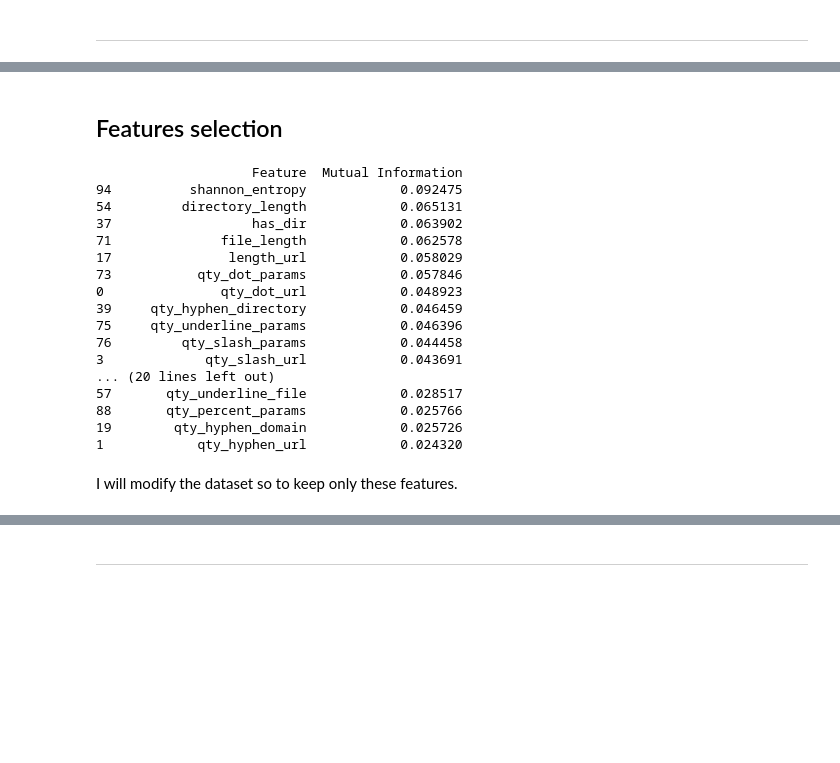
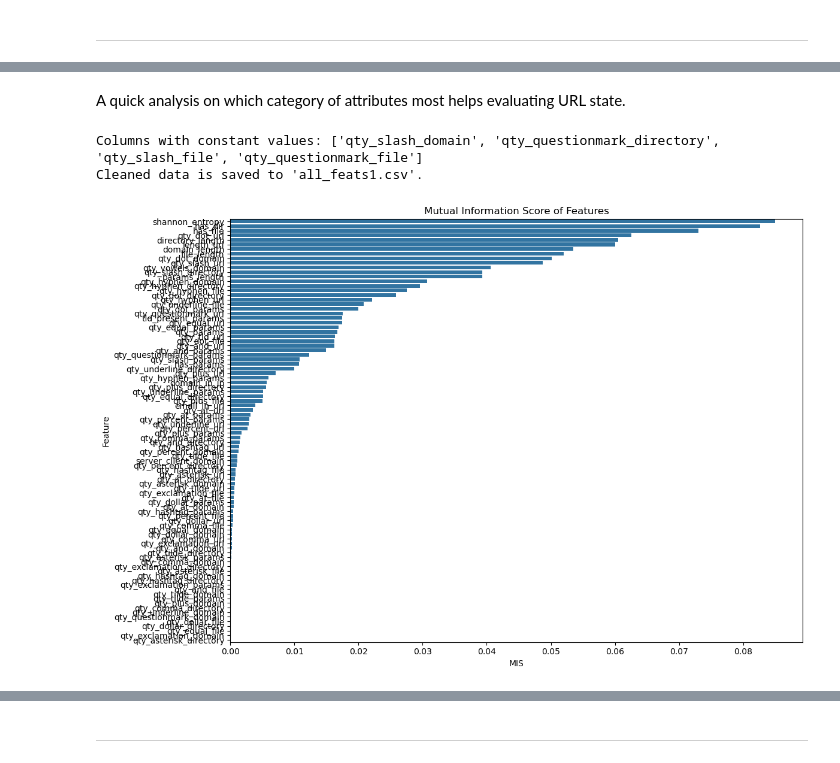
Before and after one commit to sisaruiz/Phishing-URLs-inspector, a Jupyter notebook: data mining and machine learning/2_Feature_Engineering.ipynb, the cells around one changed output, grey strips where cells are left out. Drawn from its saved outputs; the diff is of its cells as text; code cells hidden in the pictures; blank space fills up the shorter version.

```diff
--- a/data mining and machine learning/2_Feature_Engineering.ipynb
+++ b/data mining and machine learning/2_Feature_Engineering.ipynb
@@ -678,50 +542,52 @@ df.to_csv('dataset/training_dataset0.csv', index=False)
-# %% [markdown]
-## Features selection
+# %% [markdown]
+A quick analysis on which category of attributes most helps evaluating URL state.
+# %%
+import pandas as pd
+
+df = pd.read_csv('dataset/all_feats.csv')
+
+# identify columns where all values are the same
+constant_columns = df.columns[df.nunique() == 1]
+
+print(f"Columns with constant values: {constant_columns.tolist()}")
+
+# remove columns with constant values
+df_cleaned = df.drop(columns=constant_columns)
+
+df_cleaned.to_csv('dataset/all_feats1.csv', index=False)
+
+print("Cleaned data is saved to 'all_feats1.csv'.")
+# %% [output]
+Columns with constant values: ['qty_slash_domain', 'qty_questionmark_directory', 'qty_slash_file', 'qty_questionmark_file']
+Cleaned data is saved to 'all_feats1.csv'.
 # %%
-from sklearn.feature_selection import SelectKBest
+import pandas as pd
+import matplotlib.pyplot as plt
+import seaborn as sns
 from sklearn.feature_selection import mutual_info_classif
 from sklearn.preprocessing import LabelEncoder
-import pandas as pd
 
-df = pd.read_csv('dataset/training_dataset0.csv')
+df = pd.read_csv('dataset/all_feats1.csv')
 
-X = df.drop(columns=["Label"])
+X = df.drop(columns=['URL', 'Label'])
 y = df['Label']
 
-# applying SelectKBest with mutual information
-selector = SelectKBest(mutual_info_classif, k=35)
-X_selected = selector.fit_transform(X, y)
+if y.dtype == 'object':
+    y = LabelEncoder().fit_transform(y)
 
 # mutual information scores
-mi_scores = selector.scores_
+mis = mutual_info_classif(X, y, discrete_features='auto')
 
-selected_columns = X.columns[selector.get_support()]
+mi_df = pd.DataFrame({'Feature': X.columns, 'MIS': mis})
+mi_df = mi_df.sort_values(by='MIS', ascending=False)
 
-mi_df = pd.DataFrame({
-    'Feature': X.columns,
-    'Mutual Information': mi_scores
-})
-
-mi_df_sorted = mi_df.sort_values(by='Mutual Information', ascending=False)
-
-print(mi_df_sorted.head(35))
+# Plot
+plt.figure(figsize=(12, 8))
+sns.barplot(x='MIS', y='Feature', data=mi_df)
+plt.title('Mutual Information Score of Features')
+plt.xlabel('MIS')
+plt.ylabel('Feature')
+plt.tight_layout()
+plt.show()
 # %% [output]
-                    Feature  Mutual Information
-94          shannon_entropy            0.092475
-54         directory_length            0.065131
-37                  has_dir            0.063902
-71              file_length            0.062578
-17               length_url            0.058029
-73           qty_dot_params            0.057846
-0               qty_dot_url            0.048923
-39     qty_hyphen_directory            0.046459
-75     qty_underline_params            0.046396
-76         qty_slash_params            0.044458
-3             qty_slash_url            0.043691
-... (20 lines left out)
-57       qty_underline_file            0.028517
-88       qty_percent_params            0.025766
-19        qty_hyphen_domain            0.025726
-1            qty_hyphen_url            0.024320
+[figure, added]
-# %% [markdown]
-I will modify the dataset so to keep only these features.
```
Also changed, not shown: parts of 41 cells of this notebook, 2 other files.
